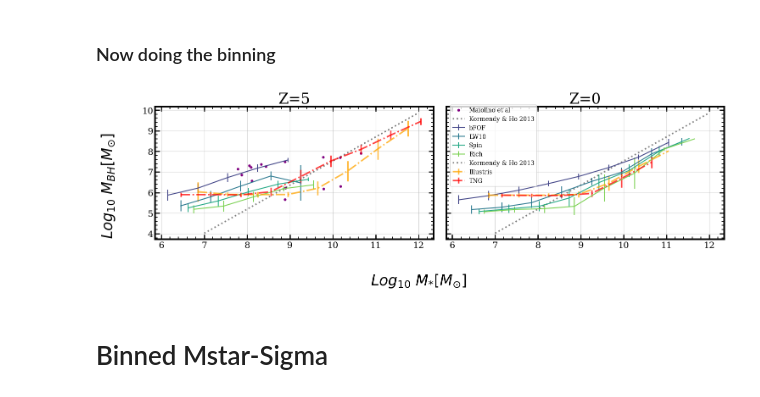
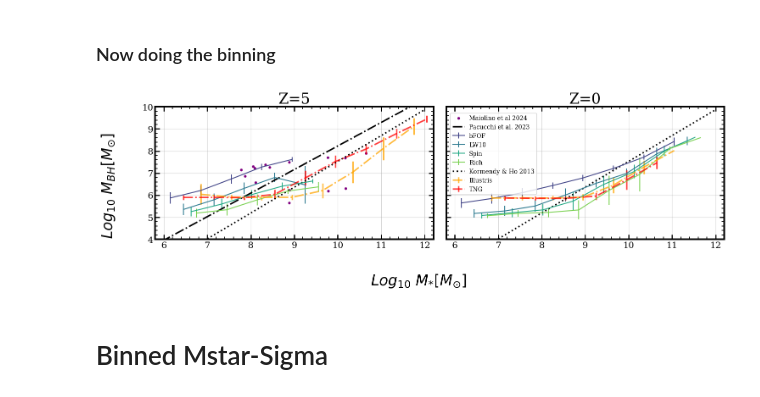
Before and after one commit to khojonat/Brahma_Analysis, a Jupyter notebook: M_Sigma.ipynb, the cells around one changed output. Saved outputs shown, nothing was run; the diff lists cells and outputs as text; code cells hidden in the pictures.

```diff
--- a/M_Sigma.ipynb
+++ b/M_Sigma.ipynb
@@ -578,8 +207,8 @@ AllBoxMeans,AllBoxStdDevs,Xpoints = mean_trends(Prop1list,Prop2list,redshifts,li
 Sigma_Illz0 = np.array(Illz0[4])[:,0]
 Sigma_TNGz0 = np.array(TNGz0[4])[:,0]
 
-Sigma_Illz5 = np.array(Illz5[4])[:,0]
-Sigma_TNGz5 = np.array(TNGz5[4])[:,0]
+Sigma_Illz5 = np.array(Illz5[4])[:,0]*a
+Sigma_TNGz5 = np.array(TNGz5[4])[:,0]*a
 
 IllProp1 = [[Sigma_Illz5,Sigma_Illz0],[Sigma_TNGz5,Sigma_TNGz0]]
 IllProp2 = [[np.array(Illz5[0]),np.array(Illz0[0])],[np.array(TNGz5[0]),np.array(TNGz0[0])]]
@@ -621,5 +219,5 @@ array([[[       nan,        nan,        nan,        nan, 0.14971094,
 # %%
-legend_names = ['bFOF','LW10','Spin','Rich']
+legend_names = ['SM5','SM5_LW10','SM5_LW10_LOWSPIN','SM5_LW10_LOWSPIN_RICH']
 axislabels = ['$Log_{10}\ \sigma_x [km\ s^{-1}]$','$Log_{10}\ M_{BH} [M_{\odot}]$ ']
 tick_size=15
 label_font_size=25
@@ -635,14 +233,14 @@ for i in range(AllBoxMeans.shape[0]):
             if ii == 0:
                 # There is probably a better solution to this, but I don't want to duplicate labels
                 axes[ii].errorbar(Xpoints[i],AllBoxMeans[i,ii,:],yerr = AllBoxStdDevs[i,ii,:],
-                                  label=legend_names[i],color = cmap(0.2+i*(0.8/AllBoxMeans.shape[0])))
+                                  label=legend_names[i],color = cmap(0.2+i*(0.8/AllBoxMeans.shape[0])),lw=2.2)
             else:
                 axes[ii].errorbar(Xpoints[i],AllBoxMeans[i,ii,:],yerr = AllBoxStdDevs[i,ii,:],
-                                  color = cmap(0.2+i*(0.8/AllBoxMeans.shape[0])))
+                                  color = cmap(0.2+i*(0.8/AllBoxMeans.shape[0])),lw=2.2)
 
 # Change the alpha and colors to make everything visible
 
-axes.flat[0].scatter(Maiolino_x,Maiolino_y,label='Maiolino et al',color='purple',s=10)
+axes.flat[0].scatter(Maiolino_x,Maiolino_y,label='Maiolino et al 2024',color='purple',s=10)
 
 # Index for labeling figure titles
 n=0
@@ -650,7 +248,7 @@ n=0
 for ax in axes.flat:
     ax.set_xlim(0.6,3.0)
     ax.set_ylim(4,10)
-    ax.grid(alpha = 0.5)
+    ax.grid(alpha = 0.65)
     ax.tick_params(labelsize=tick_size)
     ax.set_title('Z={}'.format(redshifts[n]),size = 25)
     n+=1
@@ -658,24 +256,24 @@ for ax in axes.flat:
     if ax==axes.flat[0]:
         # ax.plot(x,TNGy[0],label='TNG Best Fit',ls='--',lw=2.5,alpha=0.75)
         # ax.plot(x,y[0],label='Illustris Best Fit',ls='--',lw=2.5,alpha=0.75)
-        ax.plot(xfit,KH13_yfit[0],label='Kormendy & Ho 2013 z=0',ls='dotted',lw=2.5,alpha=0.5,color='black')
+        ax.plot(xfit,KH13_yfit[0],label='Kormendy & Ho 2013 z=0',ls='dotted',lw=2.5,alpha=0.75,color='black')
         ax.errorbar(ILL_TNG_Xpoints[0],Ill_TNG_means[0][0],Ill_TNG_StdDevs[0][0],
-                      lw=2.5,ls='dashdot',color='orange',alpha=0.75)
+                      lw=2,ls='dashdot',color='orange',alpha=0.7)
         ax.errorbar(ILL_TNG_Xpoints[1],Ill_TNG_means[1][0],Ill_TNG_StdDevs[1][0],
-                      lw=2.5,ls='dashdot',color='red',alpha=0.75)
+                      lw=2,ls='dashdot',color='red',alpha=0.65)
     else:
         # ax.plot(x,TNGy[0],ls='--',lw=2.5,alpha=0.75)
         # ax.plot(x,y[0],ls='--',lw=2.5,alpha=0.75)
         ax.errorbar(ILL_TNG_Xpoints[0],Ill_TNG_means[0][1],Ill_TNG_StdDevs[0][1],
-                      label='Illustris',lw=2.5,ls='dashdot',color='orange',alpha=0.75)
+                      label='Illustris',lw=2,ls='dashdot',color='orange',alpha=0.7)
         ax.errorbar(ILL_TNG_Xpoints[1],Ill_TNG_means[1][1],Ill_TNG_StdDevs[1][1],
-                      label='TNG',lw=2.5,ls='dashdot',color='red',alpha=0.75)
-        ax.plot(xfit,KH13_yfit[0],ls='dashdot',lw=2.5,alpha=0.5,color='black')
+                      label='TNG',lw=2,ls='dashdot',color='red',alpha=0.65)
+        ax.plot(xfit,KH13_yfit[0],ls='dotted',lw=2.5,alpha=0.5,color='black')
 
 f.supxlabel('{}'.format(axislabels[0]),fontsize=label_font_size)
 f.supylabel('{}'.format(axislabels[1]),fontsize=label_font_size,x=0)
-f.legend(fontsize = 10,loc=[0.11,0.50])
+f.legend(fontsize = 10,loc=[0.1,0.52])
 plt.subplots_adjust(wspace=0.05)
 plt.tight_layout()
-plt.savefig('Plots/Brahma_M_Sigma_binned.png')
+plt.savefig('Plots/Brahma_M_Sigma_binned_BH_mass.pdf', bbox_inches='tight')
 # %% [output]
@@ -847,47 +445,50 @@ for i in range(AllBoxMeans.shape[0]):
 
 # Change the alpha and colors to make everything visible
 
-axes.flat[0].scatter(Maiolino_x_M_Mstar,Maiolino_y_M_Mstar,label='Maiolino et al',color='purple',s=12)
+axes.flat[0].scatter(Maiolino_x_M_Mstar,Maiolino_y_M_Mstar,label='Maiolino et al 2024',color='purple',s=12)
 
 # Index for labeling figure titles
 n=0
 
 for ax in axes.flat:
-    # ax.set_xlim(0.6,3.0)
-    # ax.set_ylim(4,10)
+    ax.set_xlim(5.8,12.2)
+    ax.set_ylim(4,10)
     ax.grid(alpha = 0.5)
     ax.tick_params(labelsize=tick_size)
     ax.set_title('Z={}'.format(redshifts[n]),size = 25)
-    ax.plot(xfit_M_Mstar,KH13_M_Mstar_yfit[0],label='Kormendy & Ho 2013',ls='dotted',lw=2.5,alpha=0.5,color='black')
+
     n+=1
 
     if ax==axes.flat[1]:
 
         ax.errorbar(ILL_TNG_Xpoints[0],Ill_TNG_means[0][0],Ill_TNG_StdDevs[0][0],
                       label='Illustris',lw=2.5,ls='dashdot',color='orange',alpha=0.75)
         ax.errorbar(ILL_TNG_Xpoints[1],Ill_TNG_means[1][0],Ill_TNG_StdDevs[1][0],
                       label='TNG',lw=2.5,ls='dashdot',color='red',alpha=0.75)
+        ax.plot(xfit_M_Mstar,KH13_M_Mstar_yfit[0],label='Kormendy & Ho 2013',ls='dotted',lw=2.5,alpha=1,color='black')
     #     # ax.plot(x,TNGy[0],label='TNG Best Fit',ls='--',lw=2.5,alpha=0.75)
     #     # ax.plot(x,y[0],label='Illustris Best Fit',ls='--',lw=2.5,alpha=0.75)
     #     # ax.plot(xfit_M_Mstar,KH13_M_Mstar_yfit[0],label='Kormendy & Ho 2013',ls='dotted',lw=2.5,alpha=0.5,color='black')
 
     else:
         ax.errorbar(ILL_TNG_Xpoints[0],Ill_TNG_means[0][1],Ill_TNG_StdDevs[0][1],
                       lw=2.5,ls='dashdot',color='orange',alpha=0.75)
         ax.errorbar(ILL_TNG_Xpoints[1],Ill_TNG_means[1][1],Ill_TNG_StdDevs[1][1],
                       lw=2.5,ls='dashdot',color='red',alpha=0.75)
+        ax.plot(xfit_Pacucchi,Pacucchi_yfit[0],label='Pacucchi et al. 2023',ls='dashdot',lw=2.5,alpha=1,color='black')
+        ax.plot(xfit_M_Mstar,KH13_M_Mstar_yfit[0],ls='dotted',lw=2.5,alpha=1,color='black')
     #     # ax.plot(x,TNGy[0],ls='--',lw=2.5,alpha=0.75)
     #     # ax.plot(x,y[0],ls='--',lw=2.5,alpha=0.75)
     #     ax.plot(xfit,KH13_yfit[0],ls='dashdot',lw=2.5,alpha=0.5,color='black')
 
 f.supxlabel('{}'.format(axislabels[0]),fontsize=label_font_size)
 f.supylabel('{}'.format(axislabels[1]),fontsize=label_font_size,x=0)
-f.legend(fontsize = 10,loc=[0.56,0.52])
+f.legend(fontsize = 10,loc=[0.56,0.48])
 plt.subplots_adjust(wspace=0.05)
 plt.tight_layout()
 plt.savefig('Plots/Brahma_MBH_Mstar_binned.png')
 # %% [output]
-[figure, old version]
+[figure, new version]
 # %% [markdown]
 # Binned Mstar-Sigma
 # %%
```
Also changed, not shown: parts of 22 cells of this notebook, 3 other files.
